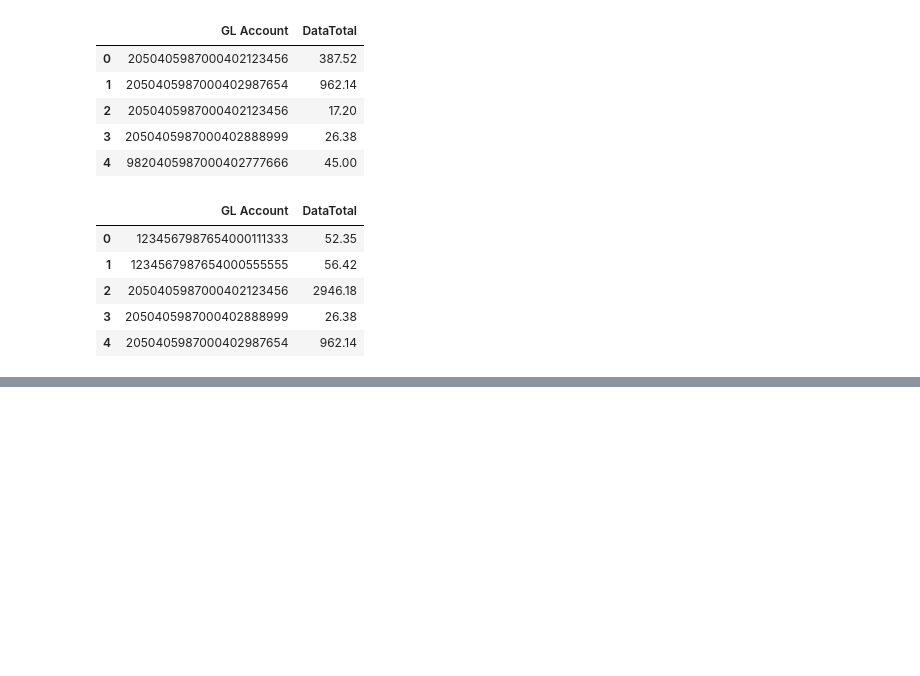
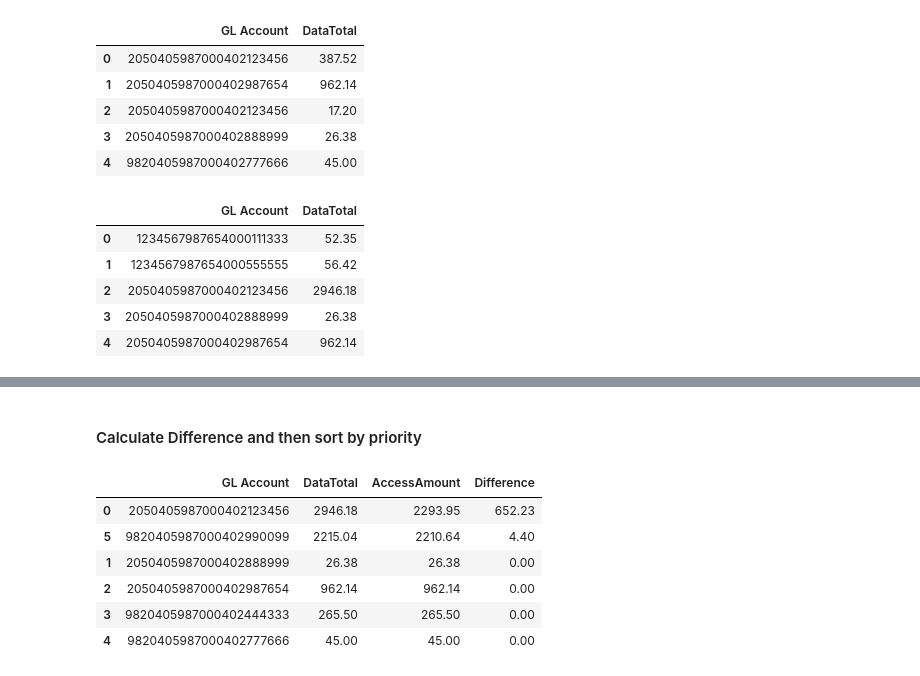
Before and after one commit to ScottySchmidt/accounting-finance-analyst, a Jupyter notebook: AccERP.ipynb, the cells around one changed output, grey strips where cells are left out. Saved outputs shown, nothing was run; the diff lists cells and outputs as text; code cells hidden in the pictures; blank space fills up the shorter version.

```diff
--- a/AccERP.ipynb
+++ b/AccERP.ipynb
@@ -176,6 +180,19 @@ finalDF.head()
 | 2 | 2050405987000402987654 | 962.14 | 962.14 |
 | 3 | 9820405987000402444333 | 265.50 | 265.50 |
 | 4 | 9820405987000402777666 | 45.00 | 45.00 |
+# %% [markdown]
+#### Calculate Difference and then sort by priority
+# %%
+finalDF = finalDF.assign(Difference = finalDF['DataTotal'] - finalDF['AccessAmount']).sort_values(by=['Difference'], ascending=False)
+finalDF
+# %% [output]
+|  | GL Account | DataTotal | AccessAmount | Difference |
+| 0 | 2050405987000402123456 | 2946.18 | 2293.95 | 652.23 |
+| 5 | 9820405987000402990099 | 2215.04 | 2210.64 | 4.40 |
+| 1 | 2050405987000402888999 | 26.38 | 26.38 | 0.00 |
+| 2 | 2050405987000402987654 | 962.14 | 962.14 | 0.00 |
+| 3 | 9820405987000402444333 | 265.50 | 265.50 | 0.00 |
+| 4 | 9820405987000402777666 | 45.00 | 45.00 | 0.00 |
 # %%
 print("Done. Finished in ", round((time.time()-start), 4), " seconds")
 # %% [output]
```
Also changed, not shown: parts of 6 cells of this notebook.
